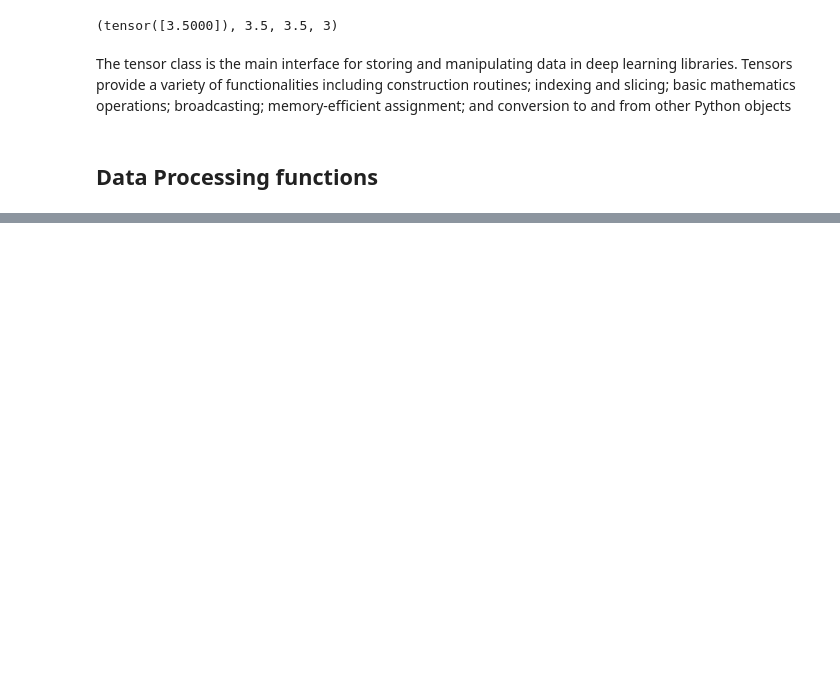
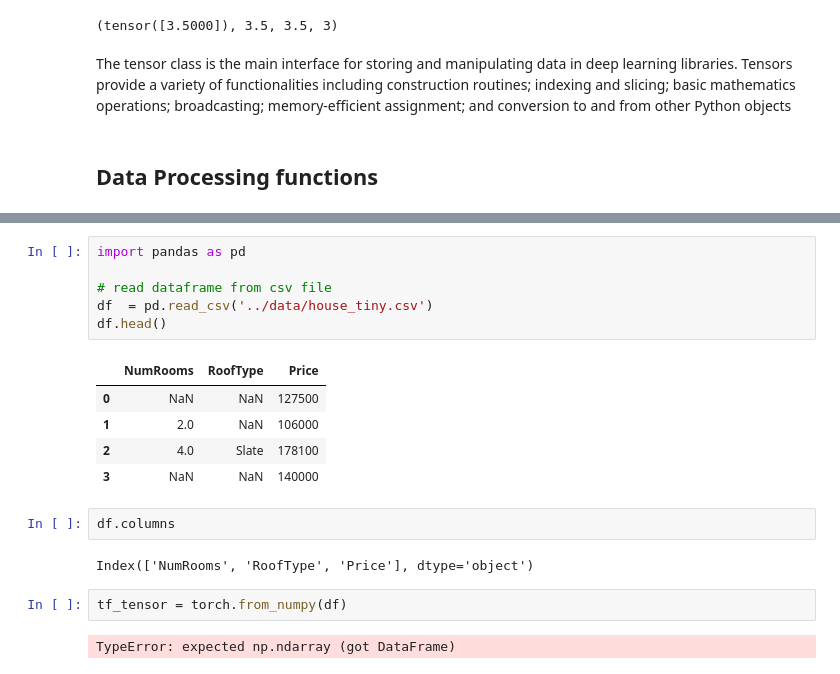
Before and after one commit to asuzukosi/deep-learning-deep-dive-notebooks, a Jupyter notebook: notebooks/preliminaries.ipynb, the cells around one changed output, grey strips where cells are left out. Cells and saved outputs as stored; diff of their text form; blank space fills up the shorter version.

Commit message:
feat: work with pandas and nmpy for reading from files

```diff
--- a/notebooks/preliminaries.ipynb
+++ b/notebooks/preliminaries.ipynb
@@ -337,0 +351,20 @@ The tensor class is the main interface for storing and manipulating data in deep
+# %%
+import pandas as pd
+
+# read dataframe from csv file
+df  = pd.read_csv('../data/house_tiny.csv')
+df.head()
+# %% [output]
+|  | NumRooms | RoofType | Price |
+| 0 | NaN | NaN | 127500 |
+| 1 | 2.0 | NaN | 106000 |
+| 2 | 4.0 | Slate | 178100 |
+| 3 | NaN | NaN | 140000 |
+# %%
+df.columns
+# %% [output]
+Index(['NumRooms', 'RoofType', 'Price'], dtype='object')
+# %%
+tf_tensor = torch.from_numpy(df)
+# %% [output]
+TypeError: expected np.ndarray (got DataFrame)
```
Also changed, not shown: parts of 5 cells of this notebook, 1 other file.
